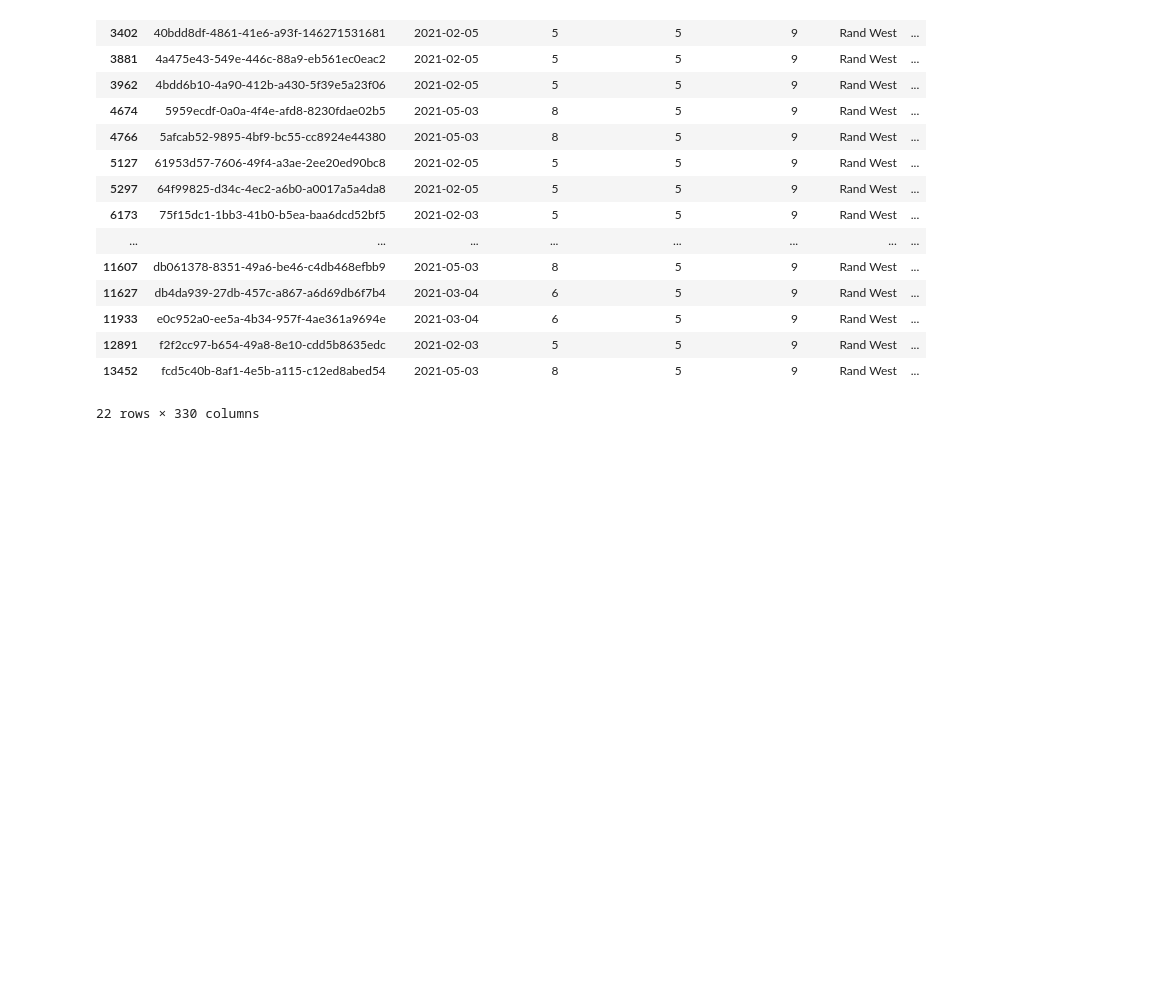
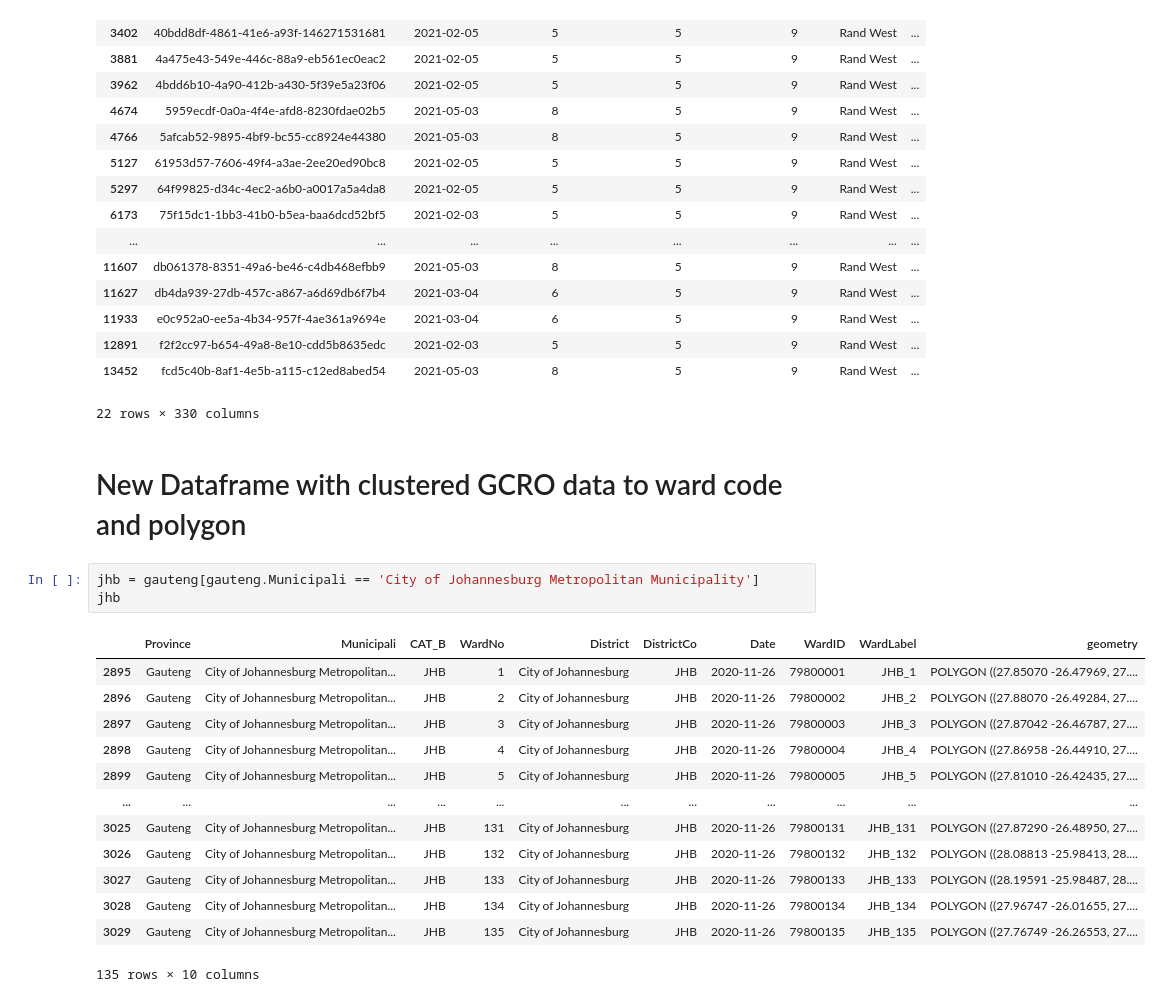
Before and after one commit to Emily-RoseSteyn/measuring-quality-of-life-gauteng, a Jupyter notebook: notebooks/shapefile-analysis.ipynb, the cells around one changed output. Drawn from its saved outputs; the diff is of its cells as text; blank space fills up the shorter version.

```diff
--- a/notebooks/shapefile-analysis.ipynb
+++ b/notebooks/shapefile-analysis.ipynb
@@ -259,3 +259,22 @@ df_gcro_2021[df_gcro_2021.ward_code == 74205001]
 | 12891 | f2f2cc97-b654-49a8-8e10-cdd5b8635edc | 2021-02-03 | 5 | 5 | 9 | Rand West | ... |
 | 13452 | fcd5c40b-8af1-4e5b-a115-c12ed8abed54 | 2021-05-03 | 8 | 5 | 9 | Rand West | ... |
 22 rows × 330 columns
+# %% [markdown]
+# New Dataframe with clustered GCRO data to ward code and polygon
+# %%
+jhb = gauteng[gauteng.Municipali == 'City of Johannesburg Metropolitan Municipality']
+jhb
+# %% [output]
+|  | Province | Municipali | CAT_B | WardNo | District | DistrictCo | Date | WardID | WardLabel | geometry |
+| 2895 | Gauteng | City of Johannesburg Metropolitan... | JHB | 1 | City of Johannesburg | JHB | 2020-11-26 | 79800001 | JHB_1 | POLYGON ((27.85070 -26.47969, 27.... |
+| 2896 | Gauteng | City of Johannesburg Metropolitan... | JHB | 2 | City of Johannesburg | JHB | 2020-11-26 | 79800002 | JHB_2 | POLYGON ((27.88070 -26.49284, 27.... |
+| 2897 | Gauteng | City of Johannesburg Metropolitan... | JHB | 3 | City of Johannesburg | JHB | 2020-11-26 | 79800003 | JHB_3 | POLYGON ((27.87042 -26.46787, 27.... |
+| 2898 | Gauteng | City of Johannesburg Metropolitan... | JHB | 4 | City of Johannesburg | JHB | 2020-11-26 | 79800004 | JHB_4 | POLYGON ((27.86958 -26.44910, 27.... |
+| 2899 | Gauteng | City of Johannesburg Metropolitan... | JHB | 5 | City of Johannesburg | JHB | 2020-11-26 | 79800005 | JHB_5 | POLYGON ((27.81010 -26.42435, 27.... |
+| ... | ... | ... | ... | ... | ... | ... | ... | ... | ... | ... |
+| 3025 | Gauteng | City of Johannesburg Metropolitan... | JHB | 131 | City of Johannesburg | JHB | 2020-11-26 | 79800131 | JHB_131 | POLYGON ((27.87290 -26.48950, 27.... |
+| 3026 | Gauteng | City of Johannesburg Metropolitan... | JHB | 132 | City of Johannesburg | JHB | 2020-11-26 | 79800132 | JHB_132 | POLYGON ((28.08813 -25.98413, 28.... |
+| 3027 | Gauteng | City of Johannesburg Metropolitan... | JHB | 133 | City of Johannesburg | JHB | 2020-11-26 | 79800133 | JHB_133 | POLYGON ((28.19591 -25.98487, 28.... |
+| 3028 | Gauteng | City of Johannesburg Metropolitan... | JHB | 134 | City of Johannesburg | JHB | 2020-11-26 | 79800134 | JHB_134 | POLYGON ((27.96747 -26.01655, 27.... |
+| 3029 | Gauteng | City of Johannesburg Metropolitan... | JHB | 135 | City of Johannesburg | JHB | 2020-11-26 | 79800135 | JHB_135 | POLYGON ((27.76749 -26.26553, 27.... |
+135 rows × 10 columns
```
Also changed, not shown: parts of 2 cells of this notebook.
